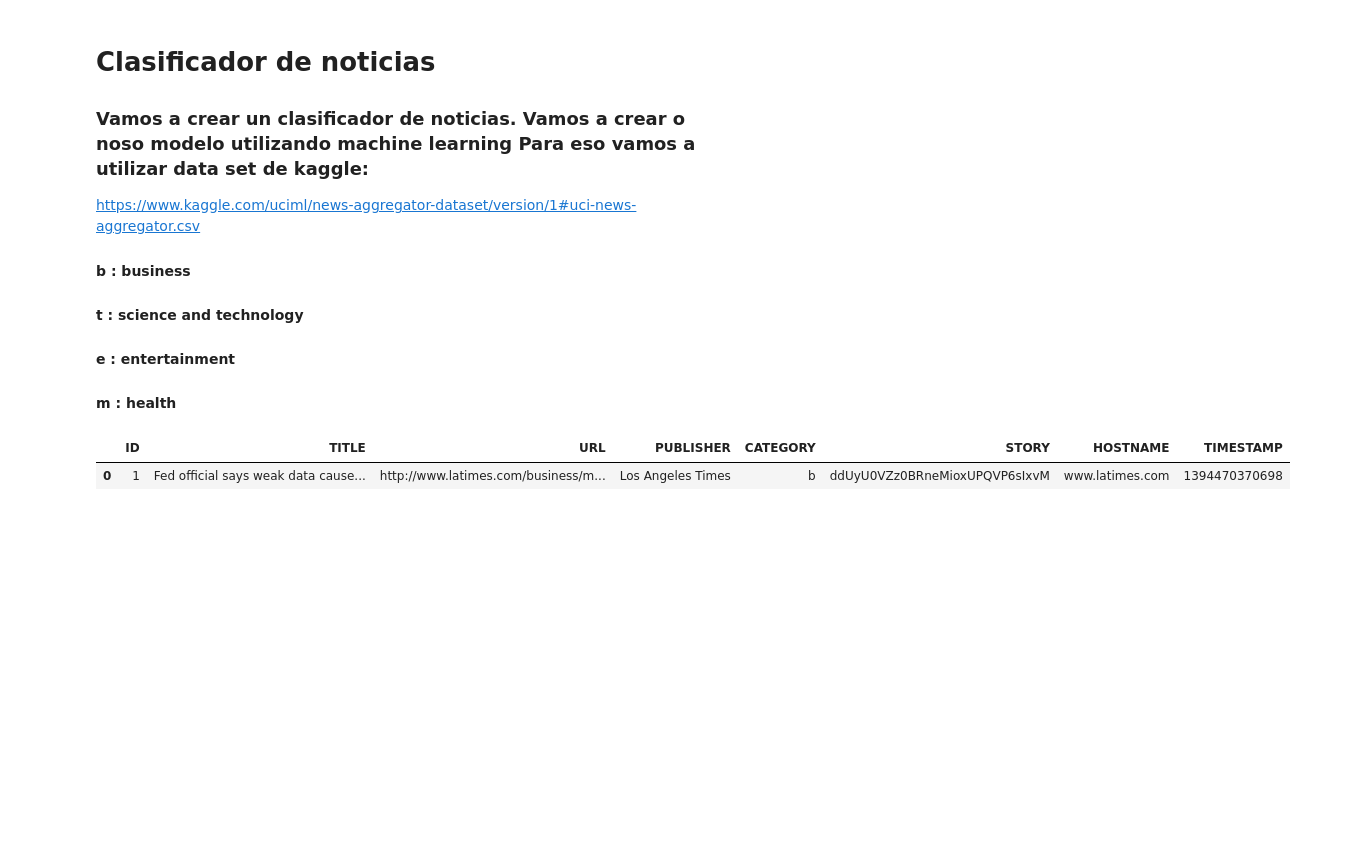
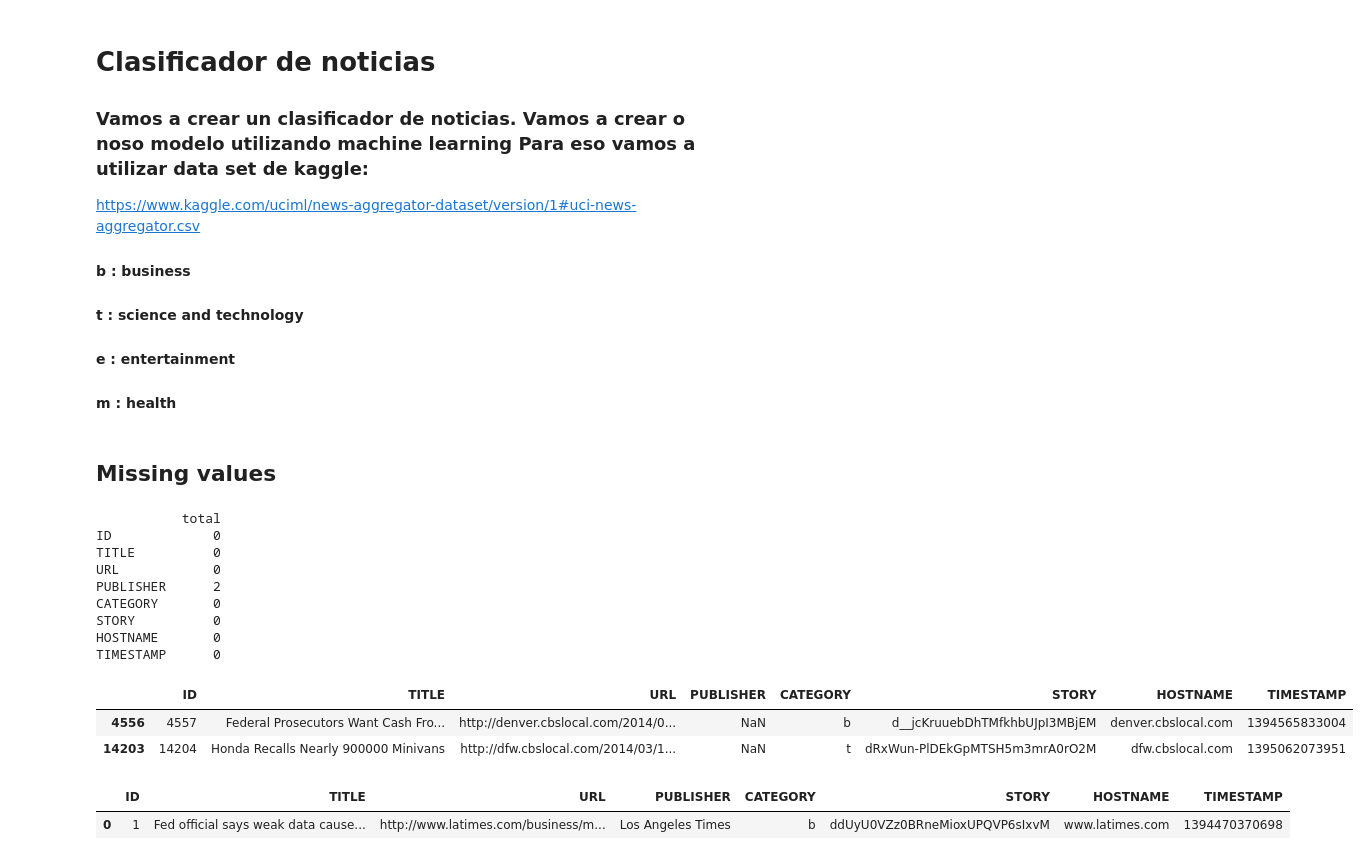
Before and after one commit to paquinho89/Daily-News-Classifier_TFM, a Jupyter notebook: Untitled.ipynb, the cells around one changed output. Cells and saved outputs as stored; diff of their text form; code cells hidden in the pictures; blank space fills up the shorter version.

```diff
--- a/Untitled.ipynb
+++ b/Untitled.ipynb
@@ -15,4 +18,26 @@ path_file= './data/dataset_clasiffied_news.zip'
 file=pd.read_csv(path_file, sep=',')
+# %% [markdown]
+## Missing values
+# %%
+# Number of missing values in each column.
+#Vemos que hai solo duas filas que conteñen un NaN na columna de Publisher. Como non estamos utilizando esa información
+#e a información relevante que é o ID e a Category están presentes. Deixamos todo como está
+table=pd.DataFrame(file.isna().sum()).rename(columns = {0: 'total'})
+print(table)
+file[file.isnull().any(axis=1)]
+# %% [output]
+           total
+ID             0
+TITLE          0
+URL            0
+PUBLISHER      2
+CATEGORY       0
+STORY          0
+HOSTNAME       0
+TIMESTAMP      0
+|  | ID | TITLE | URL | PUBLISHER | CATEGORY | STORY | HOSTNAME | TIMESTAMP |
+| 4556 | 4557 | Federal Prosecutors Want Cash Fro... | http://denver.cbslocal.com/2014/0... | NaN | b | d__jcKruuebDhTMfkhbUJpI3MBjEM | denver.cbslocal.com | 1394565833004 |
+| 14203 | 14204 | Honda Recalls Nearly 900000 Minivans | http://dfw.cbslocal.com/2014/03/1... | NaN | t | dRxWun-PlDEkGpMTSH5m3mrA0rO2M | dfw.cbslocal.com | 1395062073951 |
 # %%
 file.head(1)
 # %% [output]
```
Also changed, not shown: parts of 23 cells of this notebook.
